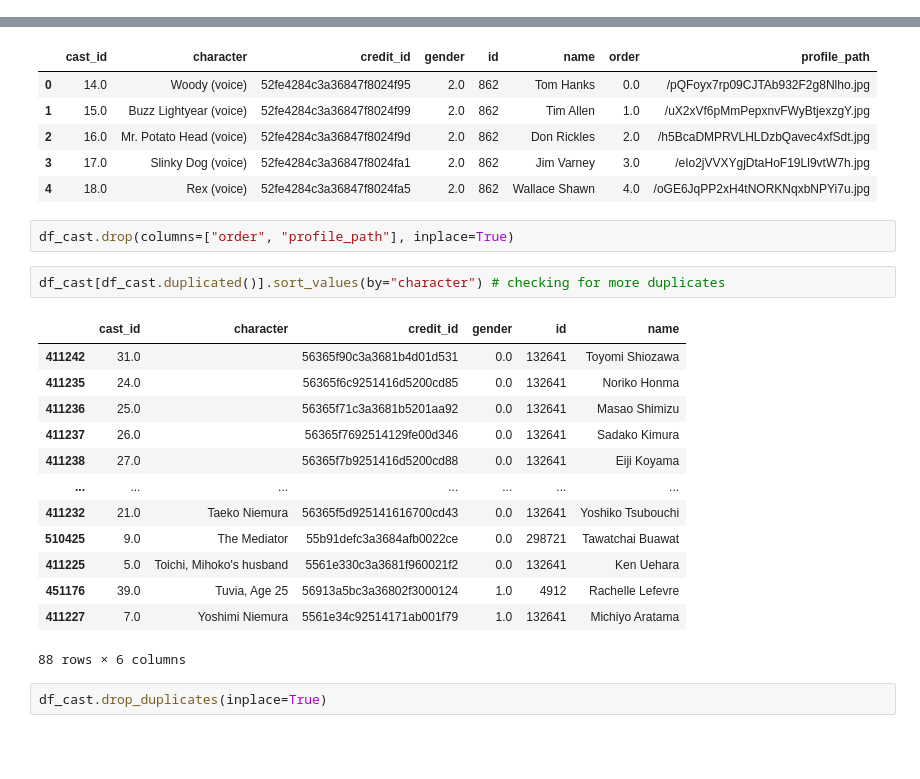
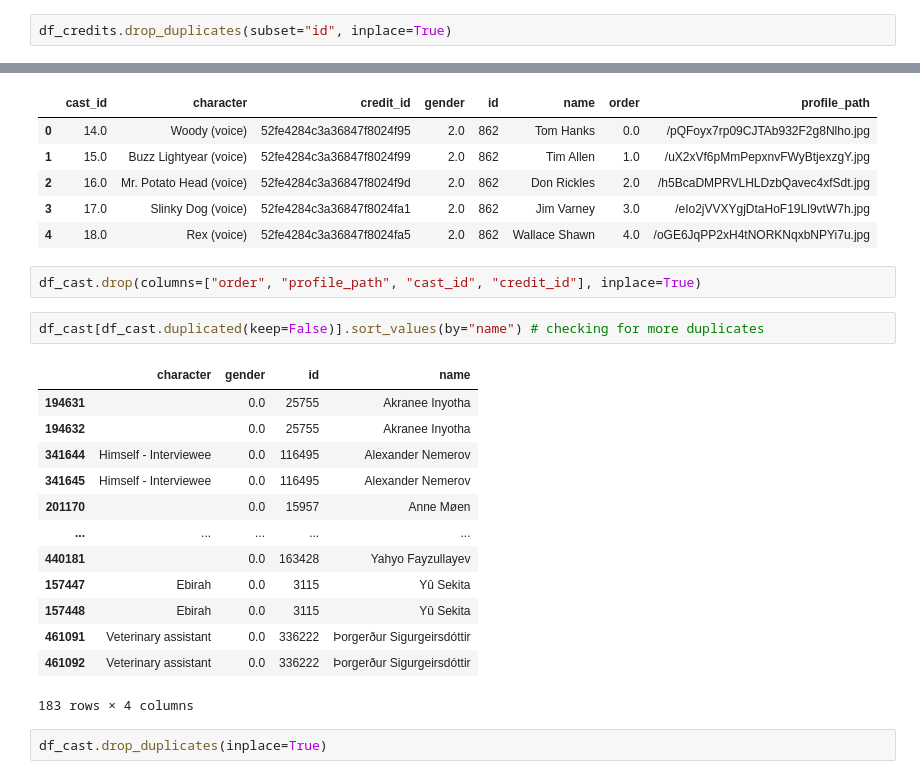
Before and after one commit to cristhianc001/Movie-Recommendation-System, a Jupyter notebook: notebooks/1. Data Cleaning and Wrangling.ipynb, the cells around one changed output, grey strips where cells are left out. Cells and saved outputs as stored; diff of their text form; blank space fills up the shorter version.

```diff
--- a/notebooks/1. Data Cleaning and Wrangling.ipynb
+++ b/notebooks/1. Data Cleaning and Wrangling.ipynb
@@ -264,0 +370,2 @@ df_credits.drop_duplicates(inplace=True)
+# %%
+df_credits.drop_duplicates(subset="id", inplace=True)
@@ -310,22 +423,22 @@ df_cast.head()
 | 3 | 17.0 | Slinky Dog (voice) | 52fe4284c3a36847f8024fa1 | 2.0 | 862 | Jim Varney | 3.0 | /eIo2jVVXYgjDtaHoF19Ll9vtW7h.jpg |
 | 4 | 18.0 | Rex (voice) | 52fe4284c3a36847f8024fa5 | 2.0 | 862 | Wallace Shawn | 4.0 | /oGE6JqPP2xH4tNORKNqxbNPYi7u.jpg |
 # %%
-df_cast.drop(columns=["order", "profile_path"], inplace=True)
+df_cast.drop(columns=["order", "profile_path", "cast_id", "credit_id"], inplace=True)
 # %%
-df_cast[df_cast.duplicated()].sort_values(by="character") # checking for more duplicates
+df_cast[df_cast.duplicated(keep=False)].sort_values(by="name") # checking for more duplicates
 # %% [output]
-|  | cast_id | character | credit_id | gender | id | name |
-| 411242 | 31.0 |  | 56365f90c3a3681b4d01d531 | 0.0 | 132641 | Toyomi Shiozawa |
-| 411235 | 24.0 |  | 56365f6c9251416d5200cd85 | 0.0 | 132641 | Noriko Honma |
-| 411236 | 25.0 |  | 56365f71c3a3681b5201aa92 | 0.0 | 132641 | Masao Shimizu |
-| 411237 | 26.0 |  | 56365f7692514129fe00d346 | 0.0 | 132641 | Sadako Kimura |
-| 411238 | 27.0 |  | 56365f7b9251416d5200cd88 | 0.0 | 132641 | Eiji Koyama |
-| ... | ... | ... | ... | ... | ... | ... |
-| 411232 | 21.0 | Taeko Niemura | 56365f5d925141616700cd43 | 0.0 | 132641 | Yoshiko Tsubouchi |
-| 510425 | 9.0 | The Mediator | 55b91defc3a3684afb0022ce | 0.0 | 298721 | Tawatchai Buawat |
-| 411225 | 5.0 | Toichi, Mihoko's husband | 5561e330c3a3681f960021f2 | 0.0 | 132641 | Ken Uehara |
-| 451176 | 39.0 | Tuvia, Age 25 | 56913a5bc3a36802f3000124 | 1.0 | 4912 | Rachelle Lefevre |
-| 411227 | 7.0 | Yoshimi Niemura | 5561e34c92514171ab001f79 | 1.0 | 132641 | Michiyo Aratama |
+|  | character | gender | id | name |
+| 194631 |  | 0.0 | 25755 | Akranee Inyotha |
+| 194632 |  | 0.0 | 25755 | Akranee Inyotha |
+| 341644 | Himself - Interviewee | 0.0 | 116495 | Alexander Nemerov |
+| 341645 | Himself - Interviewee | 0.0 | 116495 | Alexander Nemerov |
+| 201170 |  | 0.0 | 15957 | Anne Møen |
+| ... | ... | ... | ... | ... |
+| 440181 |  | 0.0 | 163428 | Yahyo Fayzullayev |
+| 157447 | Ebirah | 0.0 | 3115 | Yû Sekita |
+| 157448 | Ebirah | 0.0 | 3115 | Yû Sekita |
+| 461091 | Veterinary assistant | 0.0 | 336222 | Þorgerður Sigurgeirsdóttir |
+| 461092 | Veterinary assistant | 0.0 | 336222 | Þorgerður Sigurgeirsdóttir |
-88 rows × 6 columns
+183 rows × 4 columns
 # %%
 df_cast.drop_duplicates(inplace=True)
```
Also changed, not shown: parts of 68 cells of this notebook, 9 other files.
